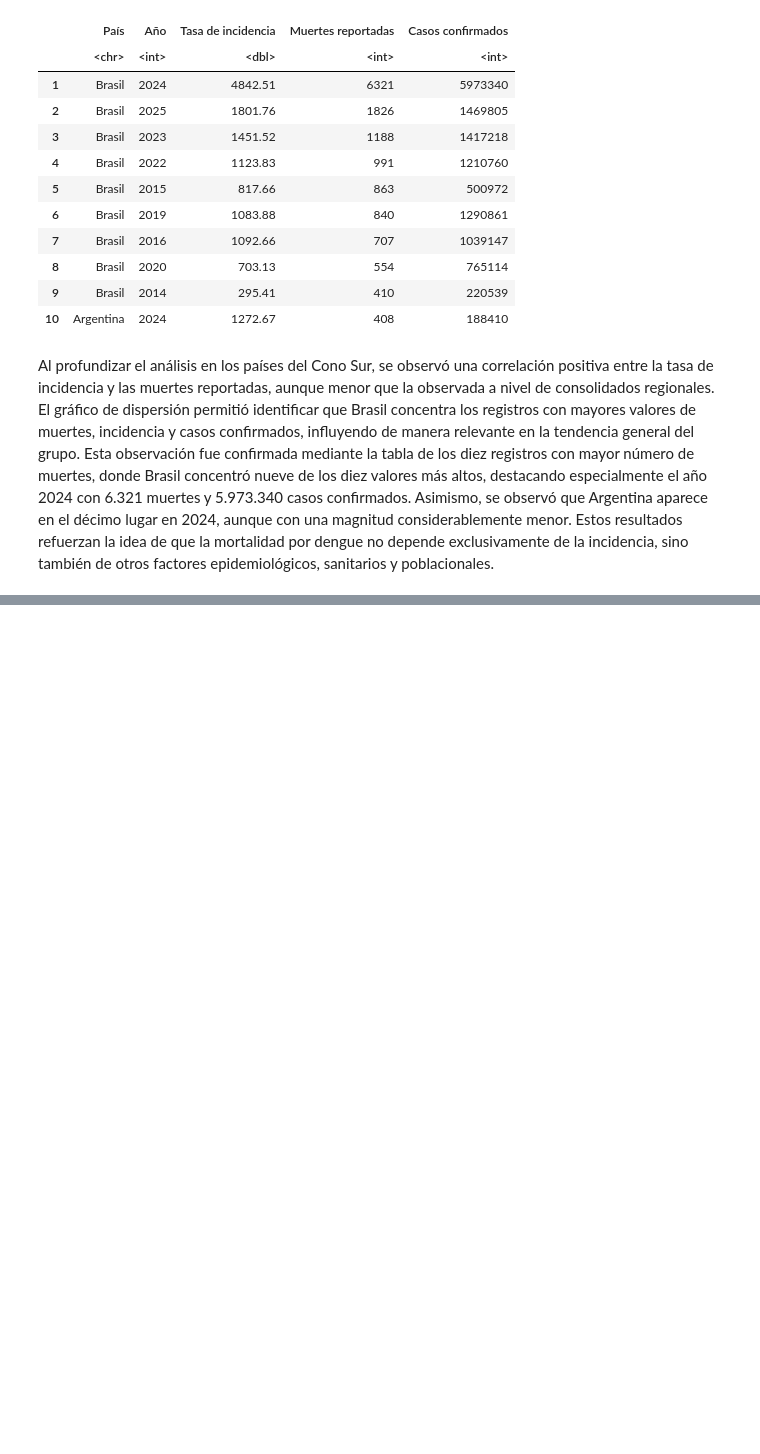
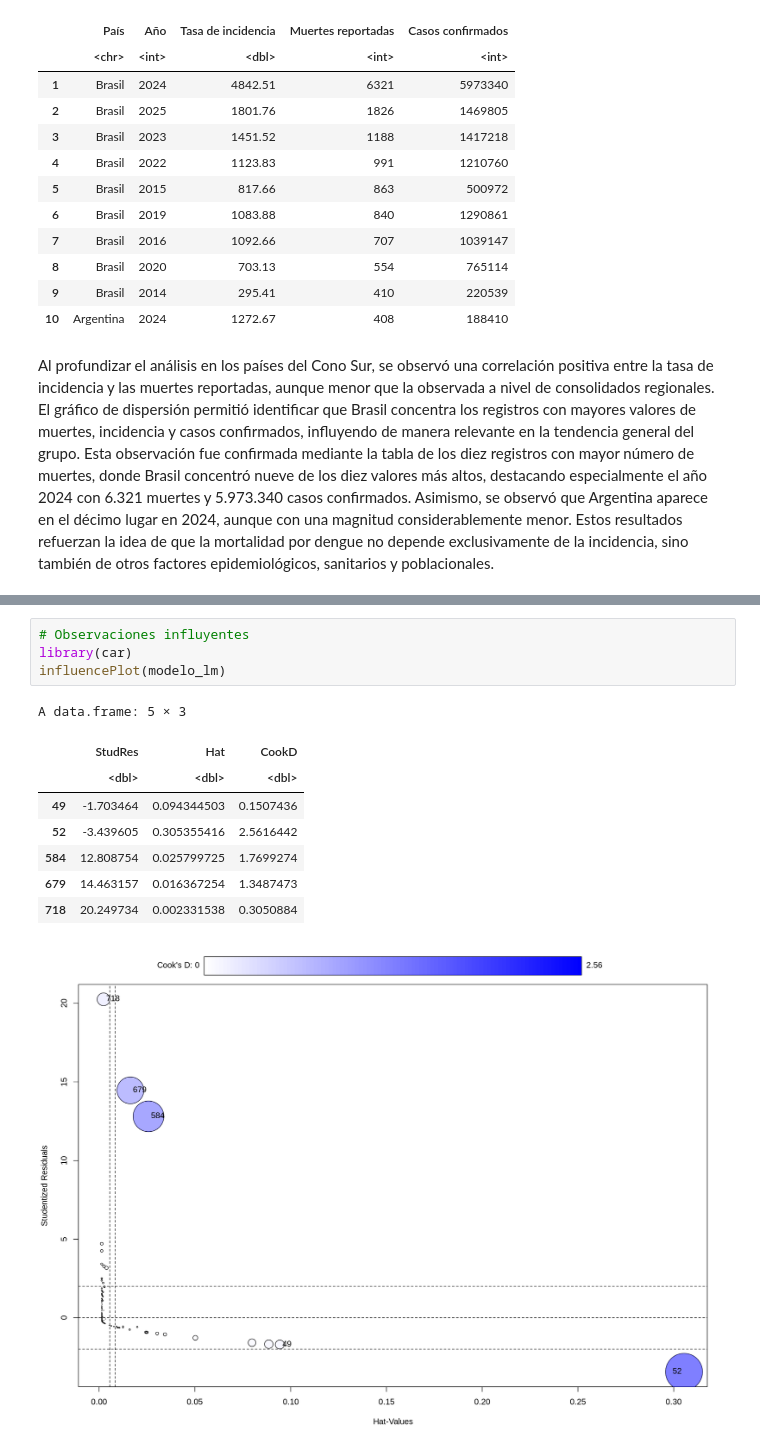
Before and after one commit to Merenguimona/act2_Adatos, a Jupyter notebook: NOTEBOOKS/EDA_DENGUE_AM.ipynb, the cells around one changed output, grey strips where cells are left out. Saved outputs shown, nothing was run; the diff lists cells and outputs as text; blank space fills up the shorter version.

```diff
--- a/NOTEBOOKS/EDA_DENGUE_AM.ipynb
+++ b/NOTEBOOKS/EDA_DENGUE_AM.ipynb
@@ -841,0 +937,14 @@ Al profundizar el análisis en los países del Cono Sur, se observó una correla
+# %%
+# Observaciones influyentes
+library(car)
+influencePlot(modelo_lm)
+# %% [output]
+A data.frame: 5 × 3
+|  | StudRes | Hat | CookD |
+|  | <dbl> | <dbl> | <dbl> |
+| 49 | -1.703464 | 0.094344503 | 0.1507436 |
+| 52 | -3.439605 | 0.305355416 | 2.5616442 |
+| 584 | 12.808754 | 0.025799725 | 1.7699274 |
+| 679 | 14.463157 | 0.016367254 | 1.3487473 |
+| 718 | 20.249734 | 0.002331538 | 0.3050884 |
+[figure, added]
```
Also changed, not shown: parts of 26 cells of this notebook.
